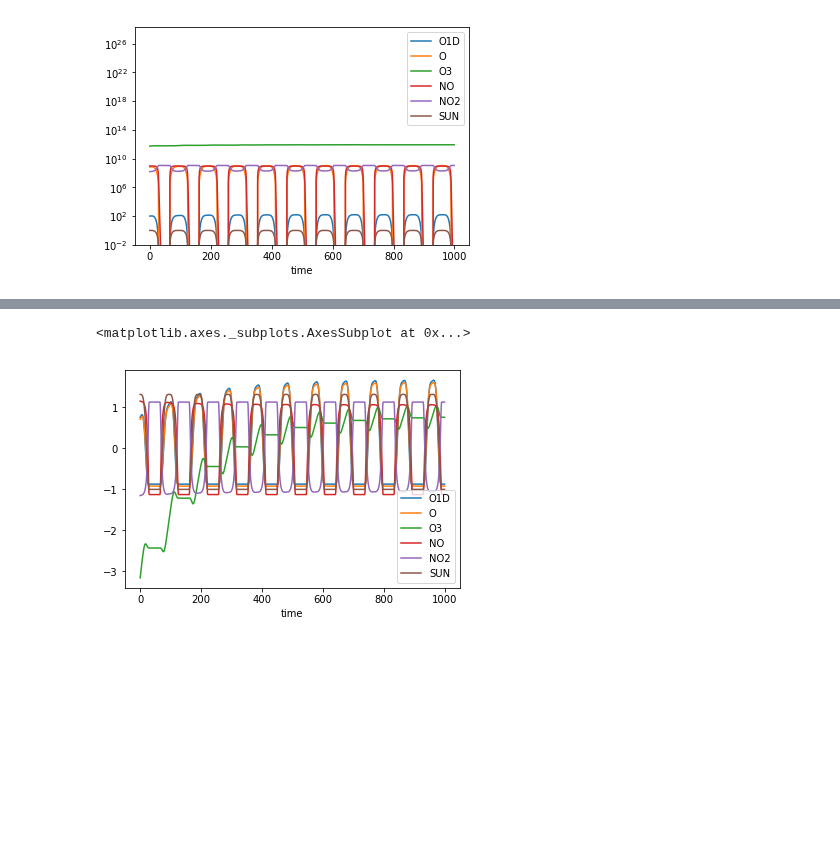
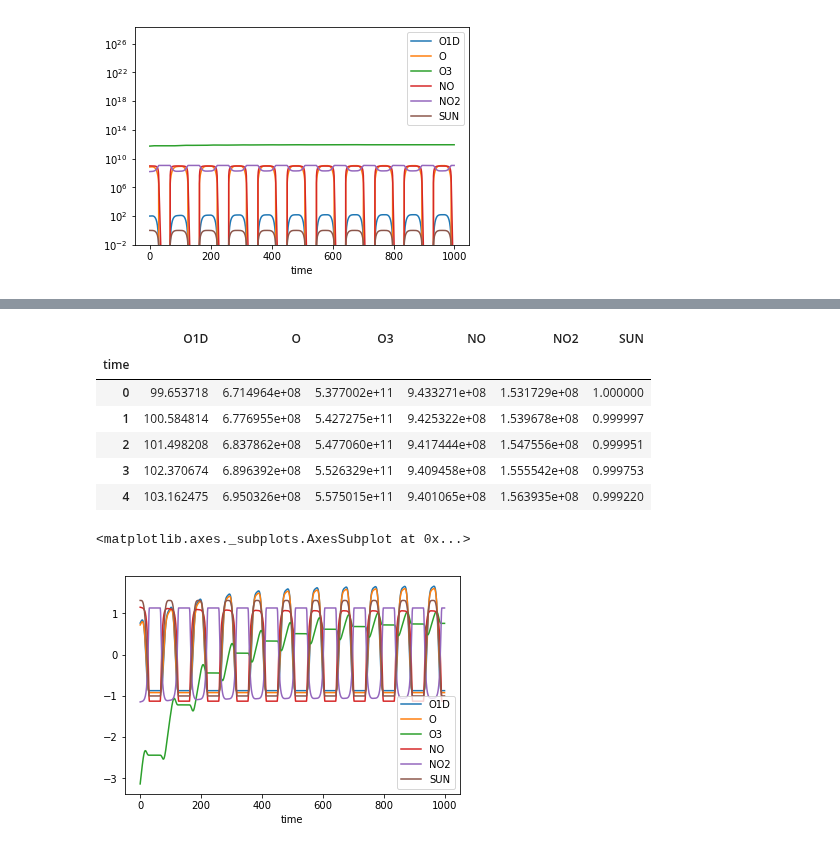
Before and after one commit to JiaweiZhuang/KPP, a Jupyter notebook: my_tests/small_strato/use_f2py.ipynb, the cells around one changed output, grey strips where cells are left out. Cells and saved outputs as stored; diff of their text form; code cells hidden in the pictures; blank space fills up the shorter version.

```diff
--- a/my_tests/small_strato/use_f2py.ipynb
+++ b/my_tests/small_strato/use_f2py.ipynb
@@ -58,0 +69,4 @@ StandardScaler(copy=False).fit_transform(df_history.values);
+# %%
+df_rerun = pd.DataFrame(y_rerun.T, columns=varnames+['SUN'])
+df_rerun.index.name = 'time'
+df_rerun.head()
@@ -59,5 +81,17 @@ StandardScaler(copy=False).fit_transform(df_history.values);
 # %%
-df_history.plot()
+df_history.head()
 # %% [output]
-<matplotlib.axes._subplots.AxesSubplot at 0x...>
-[figure, removed]
+|  | O1D | O | O3 | NO | NO2 | SUN |
+| time |  |  |  |  |  |  |
+| 0 | 99.653718 | 6.714964e+08 | 5.377002e+11 | 9.433271e+08 | 1.531729e+08 | 1.000000 |
+| 1 | 100.584814 | 6.776955e+08 | 5.427275e+11 | 9.425322e+08 | 1.539678e+08 | 0.999997 |
+| 2 | 101.498208 | 6.837862e+08 | 5.477060e+11 | 9.417444e+08 | 1.547556e+08 | 0.999951 |
+| 3 | 102.370674 | 6.896392e+08 | 5.526329e+11 | 9.409458e+08 | 1.555542e+08 | 0.999753 |
+| 4 | 103.162475 | 6.950326e+08 | 5.575015e+11 | 9.401065e+08 | 1.563935e+08 | 0.999220 |
+# %%
+df_rerun_scaled = df_rerun.copy()
+StandardScaler(copy=False).fit_transform(df_rerun_scaled.values);
+df_rerun_scaled.plot()
+# %% [output]
+<matplotlib.axes._subplots.AxesSubplot at 0x...>
+[figure, added]
```
Also changed, not shown: parts of 13 cells of this notebook, 2 other files.
